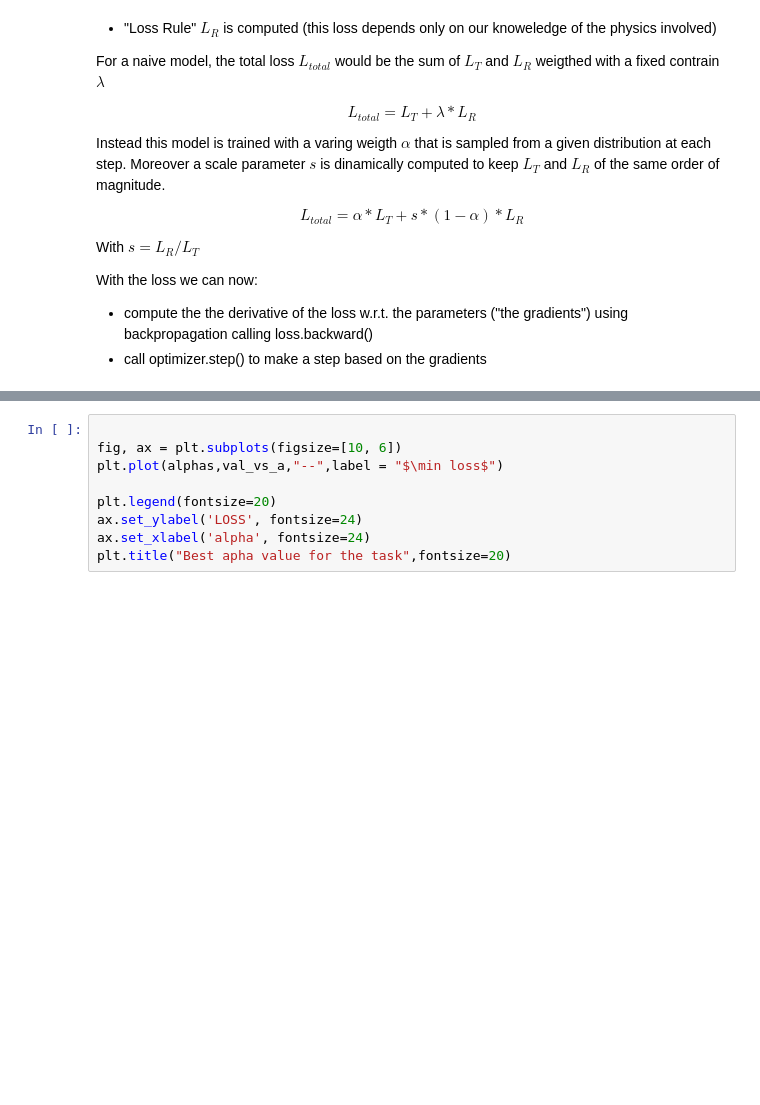
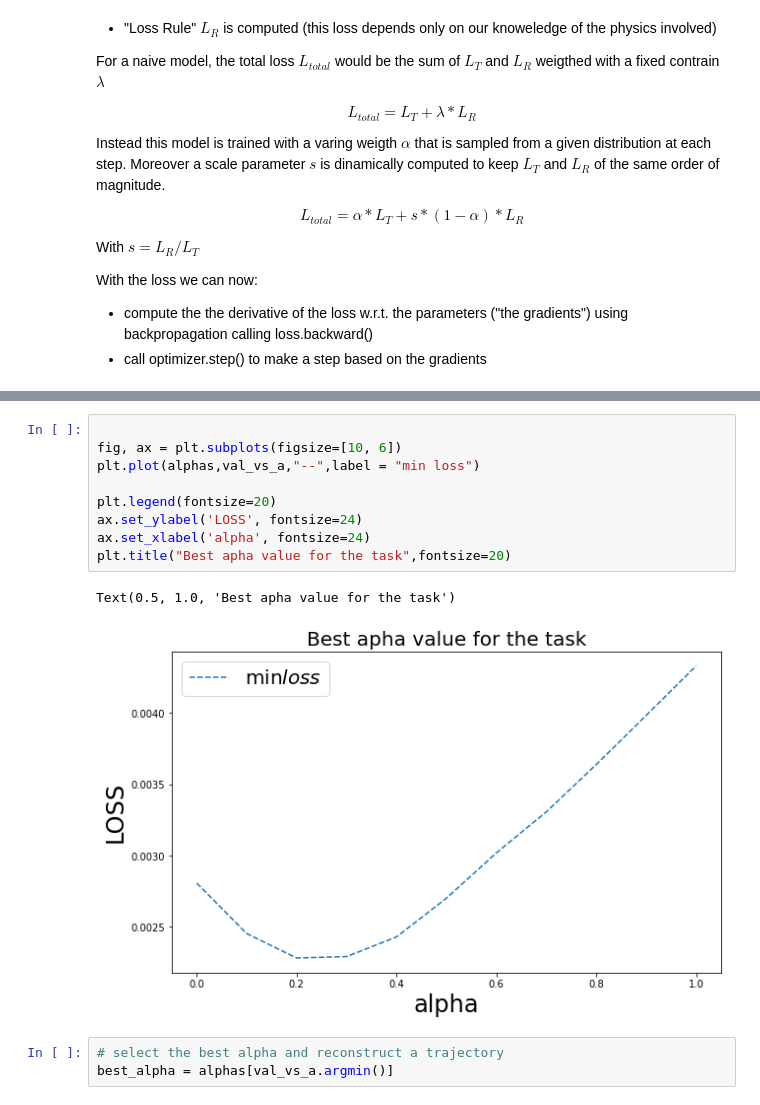
Before and after one commit to pumazzo/controllabledl, a Jupyter notebook: pendulum-system/Esercitazione_1.ipynb, the cells around one changed output, grey strips where cells are left out. Saved outputs shown, nothing was run; the diff lists cells and outputs as text; blank space fills up the shorter version.

```diff
--- a/pendulum-system/Esercitazione_1.ipynb
+++ b/pendulum-system/Esercitazione_1.ipynb
@@ -380,9 +445,15 @@ for k,alpha in enumerate(alphas):
 # %%
 
 fig, ax = plt.subplots(figsize=[10, 6])
-plt.plot(alphas,val_vs_a,"--",label = "$\min loss$")
+plt.plot(alphas,val_vs_a,"--",label = "min loss")
 
 plt.legend(fontsize=20)
 ax.set_ylabel('LOSS', fontsize=24)
 ax.set_xlabel('alpha', fontsize=24)
 plt.title("Best apha value for the task",fontsize=20)
+# %% [output]
+Text(0.5, 1.0, 'Best apha value for the task')
+[figure, added]
+# %%
+# select the best alpha and reconstruct a trajectory
+best_alpha = alphas[val_vs_a.argmin()]
```
Also changed, not shown: parts of 15 cells of this notebook.
